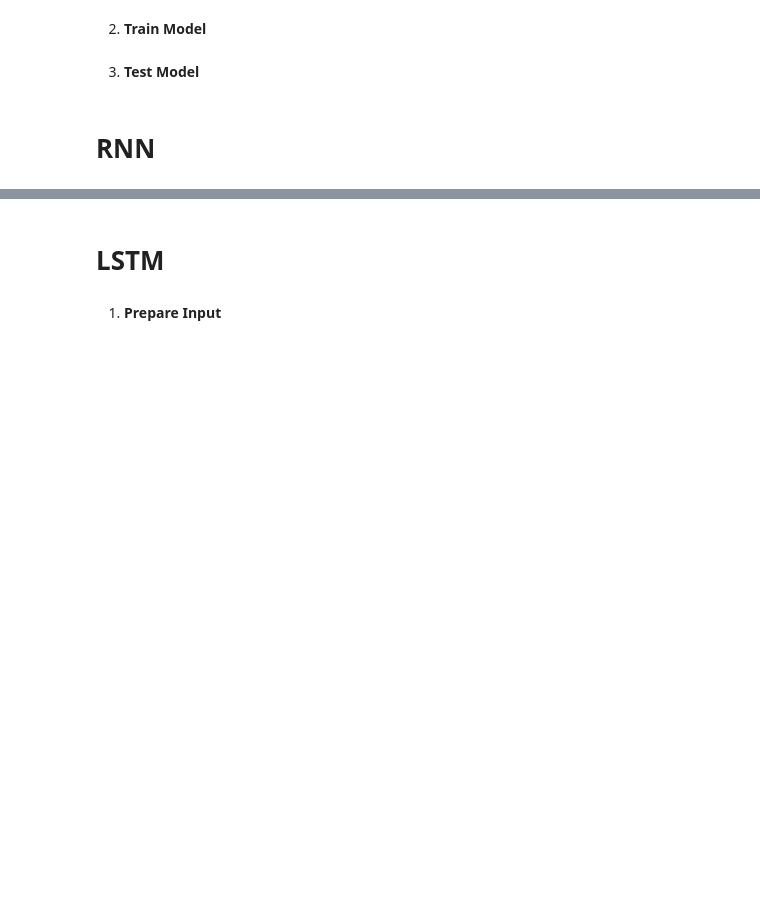
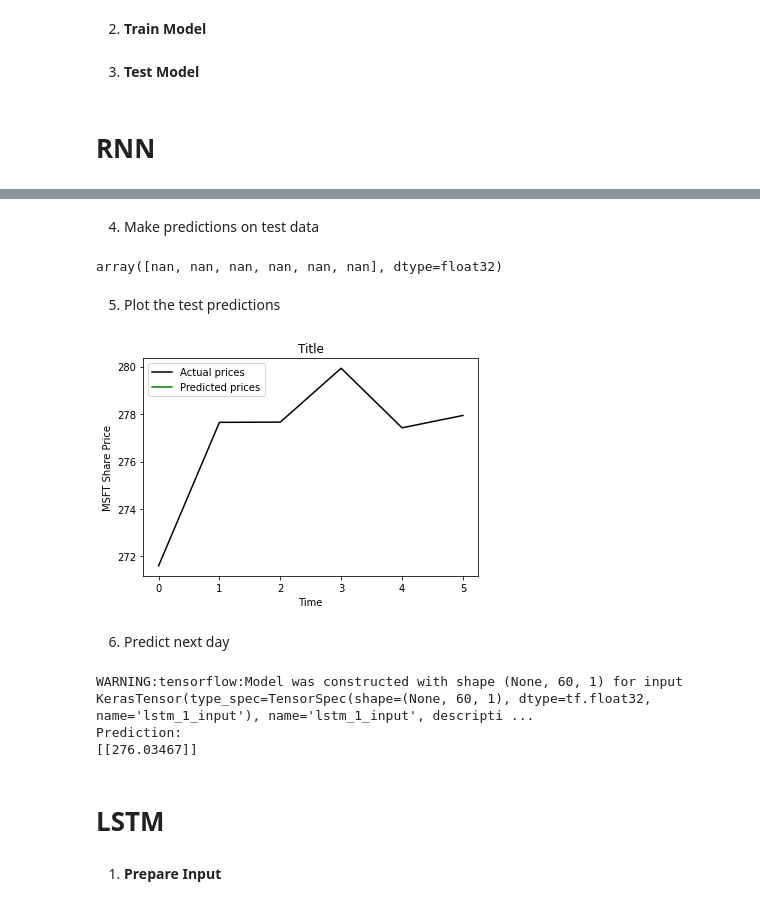
Before and after one commit to nganhthu99/stock-predict-project, a Jupyter notebook: StockModel.ipynb, the cells around one changed output, grey strips where cells are left out. Drawn from its saved outputs; the diff is of its cells as text; code cells hidden in the pictures; blank space fills up the shorter version.

Commit message:
build RNN model with ROC

```diff
--- a/StockModel.ipynb
+++ b/StockModel.ipynb
@@ -151,3 +293,69 @@ data
+# %% [markdown]
+4. Make predictions on test data
+# %%
+# Close
+#x_test = []
+
+#for i in range(prediction_days, len(model_inputs)):
+#    x_test.append(model_inputs[i - prediction_days:i, 0])
+
+#x_test = np.array(x_test)
+#x_test = np.reshape(x_test, (x_test.shape[0], x_test.shape[1], 1))
+
+#predicted_prices = RNN_model.predict(x_test)
+#predicted_prices = scaler.inverse_transform(predicted_prices)
+
+# Close & ROC
+x_test_2 = []
+
+for i in range(prediction_days, len(model_inputs_2)):
+    x_test_2.append(model_inputs_2[i - prediction_days:i, :])
+
+x_test_2 = np.array(x_test_2)
+
+predicted_prices_2 = RNN_model_2.predict(x_test_2)
+
+# chỗ này tại vì cái scaler được fit cho 2 cột, mà prediction chỉ có 1 cột nên tile nó để inverse_transform
+# sau đó bỏ bớt 1 cái đi
+predicted_prices_2 = scaler.inverse_transform(np.tile(predicted_prices_2, (1, 2)))[:, 0]
+# %% [output]
+array([nan, nan, nan, nan, nan, nan], dtype=float32)
+# %% [markdown]
+5. Plot the test predictions
+# %%
+#plt.plot(actual_prices, color='black',label='Actual prices')
+#plt.plot(predicted_prices, color='green', label='Predicted prices')
+#plt.title('Title')
+#plt.xlabel('Time')
+#plt.ylabel('MSFT Share Price')
+#plt.legend()
+#plt.show()
+
+# close & ROC
+plt.plot(actual_prices_2, color='black',label='Actual prices')
+plt.plot(predicted_prices_2, color='green', label='Predicted prices')
+plt.title('Title')
+plt.xlabel('Time')
+plt.ylabel('MSFT Share Price')
+plt.legend()
+plt.show()
+# %% [output]
+[figure, added]
+# %% [markdown]
+6. Predict next day
+# %%
+real_data = [model_inputs[len(model_inputs) + 1 - prediction_days:len(model_inputs+1),0]]
+real_data = np.array(real_data)
+real_data = np.reshape(real_data, (real_data.shape[0], real_data.shape[1], 1))
+
+prediction = model.predict(real_data)
+prediction = scaler.inverse_transform(prediction)
+print("Prediction: ")
+print(prediction)
+# %% [output]
+WARNING:tensorflow:Model was constructed with shape (None, 60, 1) for input KerasTensor(type_spec=TensorSpec(shape=(None, 60, 1), dtype=tf.float32, name='lstm_1_input'), name='lstm_1_input', descripti ...
+Prediction:
+[[276.03467]]
 # %% [markdown]
 # LSTM
 # %% [markdown]
```
Also changed, not shown: parts of 11 cells of this notebook, 3 other files.
